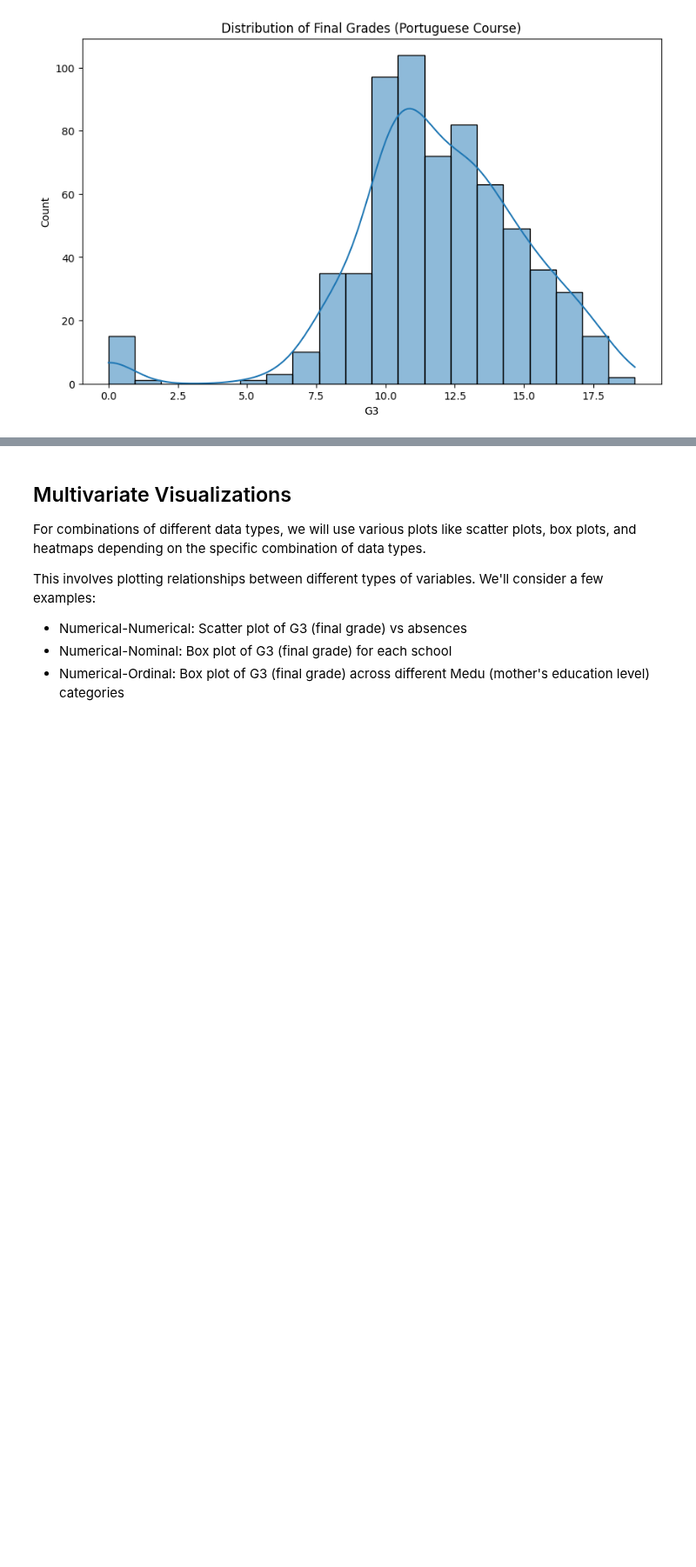
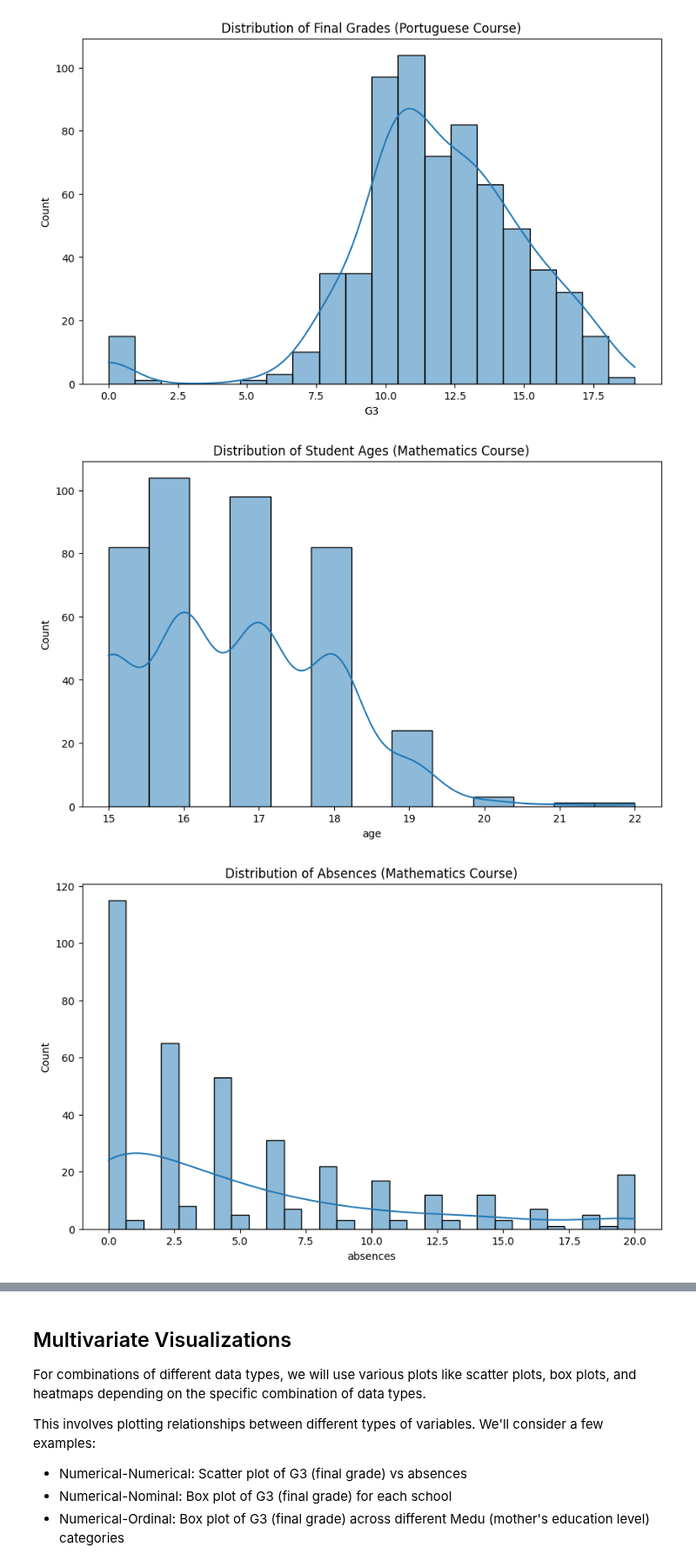
Before and after one commit to carlos-alves-one/Student-Performance-Analysis, a Jupyter notebook: Student_Performance.ipynb, the cells around one changed output, grey strips where cells are left out. Shown at 87% size. Saved outputs shown, nothing was run; the diff lists cells and outputs as text; code cells hidden in the pictures; blank space fills up the shorter version.

Commit message:
Plotting histograms for a few numerical variables from the Mathematics course data

```diff
--- a/Student_Performance.ipynb
+++ b/Student_Performance.ipynb
@@ -677,3 +677,11 @@ plot_numerical_data(data_por, 'G3', 'Distribution of Final Grades (Portuguese Co
 [figure]
 [figure]
 [figure]
+# %%
+# Plotting histograms for a few numerical variables from the Mathematics course data
+plot_numerical_data(data_mat, 'age', 'Distribution of Student Ages (Mathematics Course)')
+plot_numerical_data(data_mat, 'absences', 'Distribution of Absences (Mathematics Course)', bins=30)
+plot_numerical_data(data_mat, 'G3', 'Distribution of Final Grades (Mathematics Course)', bins=20)
+# %% [output]
+[figure, added]
+[figure, added]
```
Also changed, not shown: parts of 3 cells of this notebook.
